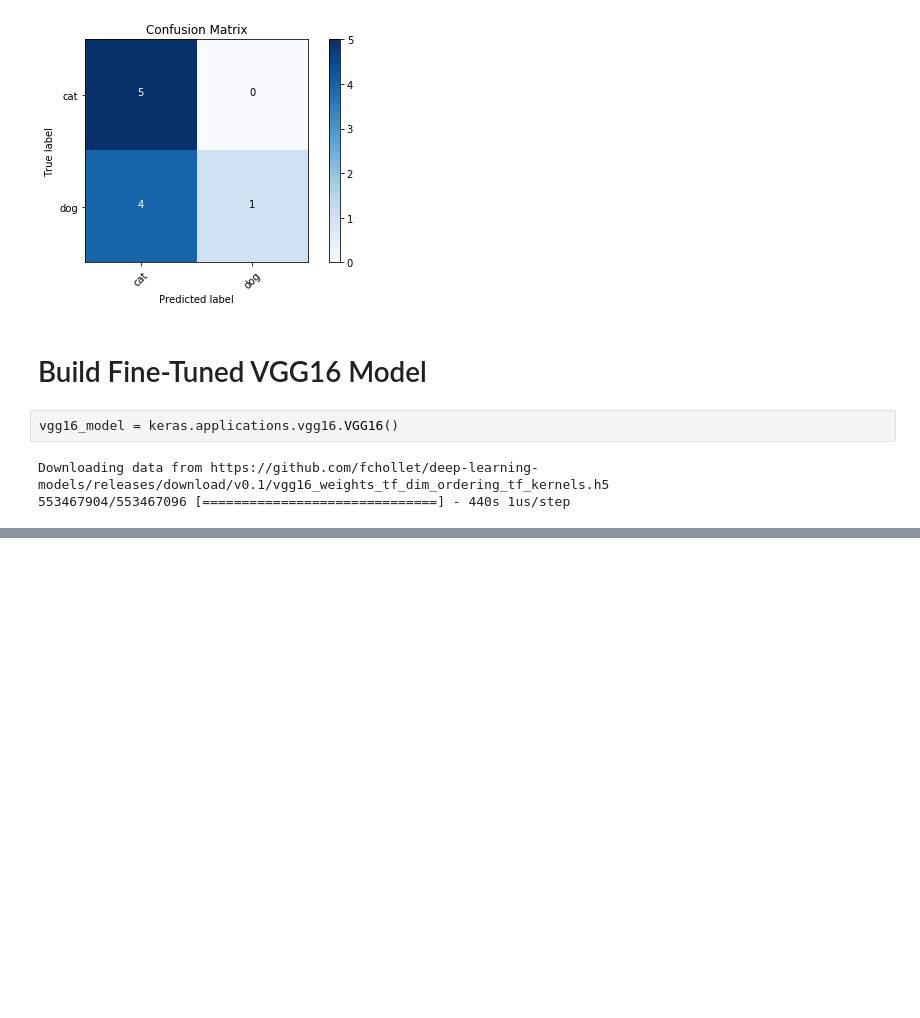
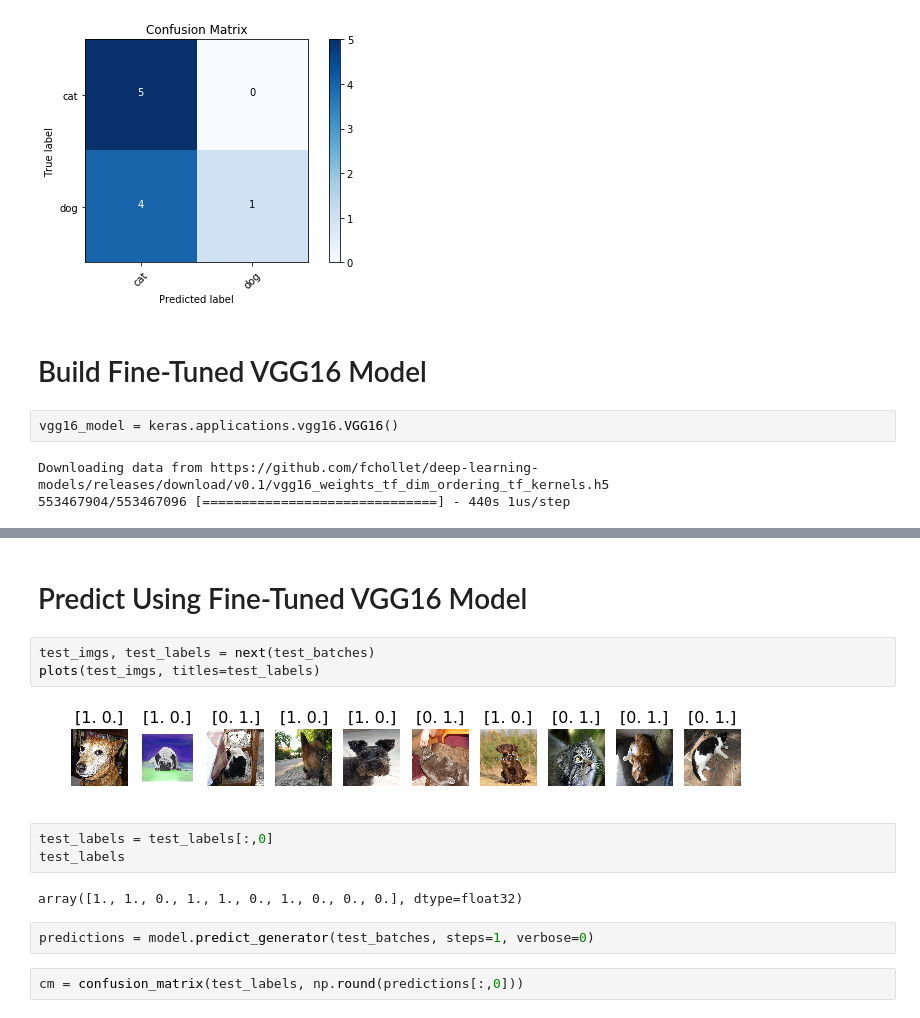
Before and after one commit to sem-onyalo/ml-sandbox, a Jupyter notebook: deeplizard-keras-tutorial/deeplizard_kerastutorial_createcnn.ipynb, the cells around one changed output, grey strips where cells are left out. Drawn from its saved outputs; the diff is of its cells as text; blank space fills up the shorter version.

```diff
--- a/deeplizard-keras-tutorial/deeplizard_kerastutorial_createcnn.ipynb
+++ b/deeplizard-keras-tutorial/deeplizard_kerastutorial_createcnn.ipynb
@@ -157,0 +272,16 @@ vgg16_model.summary()
+# %% [markdown]
+# Predict Using Fine-Tuned VGG16 Model
+# %%
+test_imgs, test_labels = next(test_batches)
+plots(test_imgs, titles=test_labels)
+# %% [output]
+[figure, added]
+# %%
+test_labels = test_labels[:,0]
+test_labels
+# %% [output]
+array([1., 1., 0., 1., 1., 0., 1., 0., 0., 0.], dtype=float32)
+# %%
+predictions = model.predict_generator(test_batches, steps=1, verbose=0)
+# %%
+cm = confusion_matrix(test_labels, np.round(predictions[:,0]))
```
Also changed, not shown: parts of 13 cells of this notebook.
